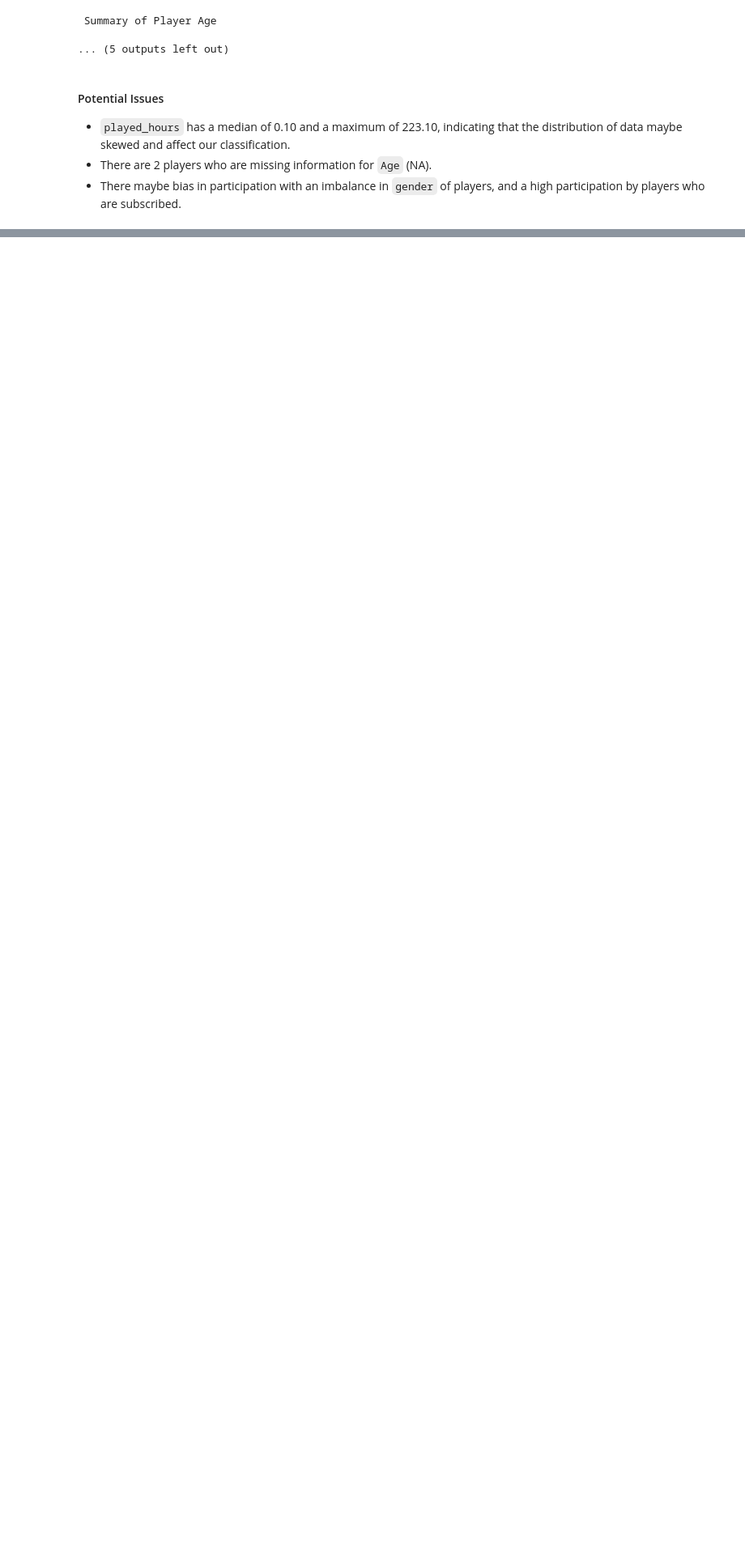
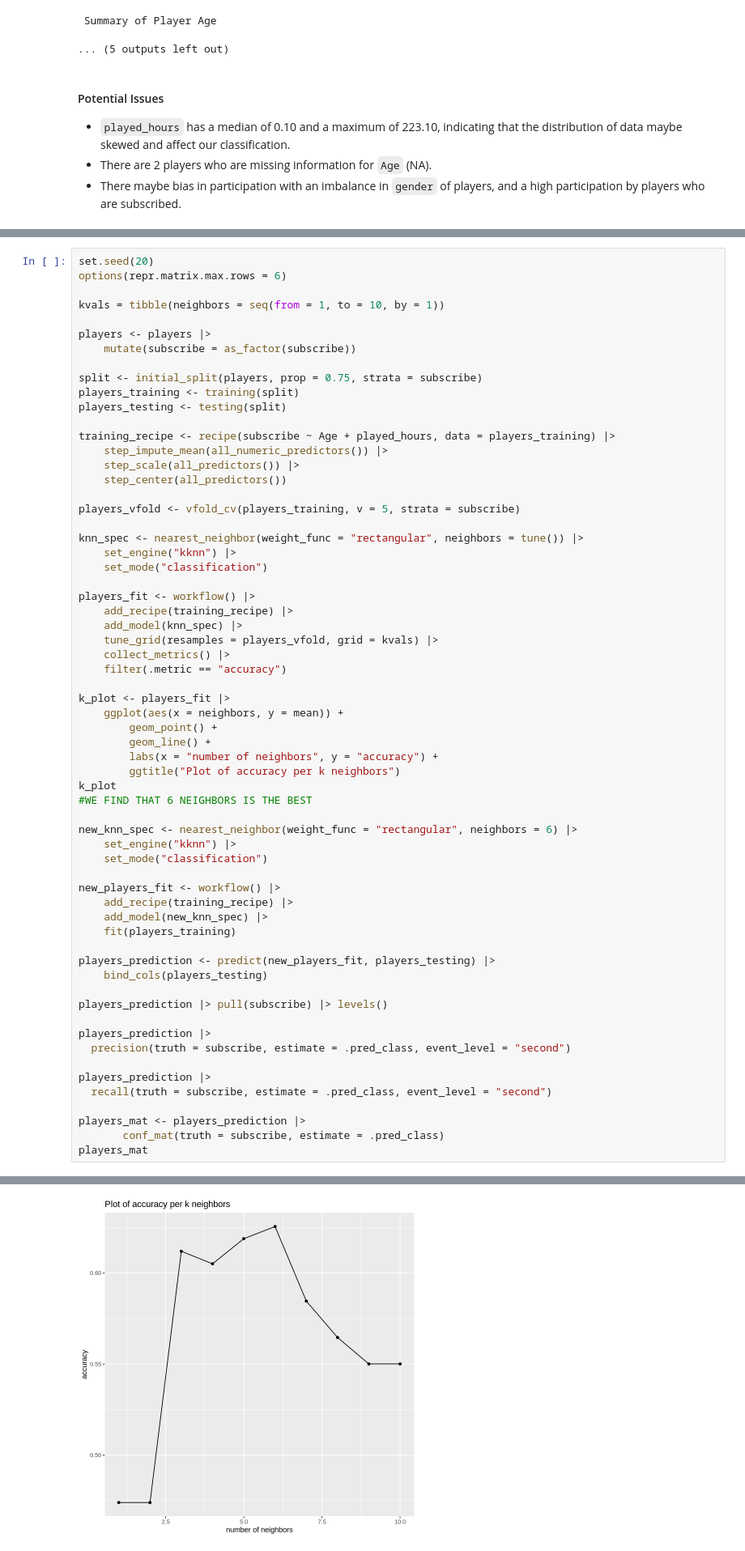
Before and after one commit to NiMadeChandra/FinalProjectDSCI_100-004_Group5, a Jupyter notebook: Group Project_Final.ipynb, the cells around one changed output, grey strips where cells are left out. Shown at 81% size. Cells and saved outputs as stored; diff of their text form; blank space fills up the shorter version.

Commit message:
Created model

```diff
--- a/Group Project_Final.ipynb
+++ b/Group Project_Final.ipynb
@@ -201,0 +269,64 @@ We then used the test set to estimate how accurately the model predicts subscrip
+# %%
+set.seed(20)
+options(repr.matrix.max.rows = 6)
+
+kvals = tibble(neighbors = seq(from = 1, to = 10, by = 1))
+
+players <- players |>
+    mutate(subscribe = as_factor(subscribe))
+
+split <- initial_split(players, prop = 0.75, strata = subscribe)
+players_training <- training(split)
+players_testing <- testing(split)
+
+training_recipe <- recipe(subscribe ~ Age + played_hours, data = players_training) |>
+    step_impute_mean(all_numeric_predictors()) |>
+    step_scale(all_predictors()) |>
+    step_center(all_predictors())
+
+players_vfold <- vfold_cv(players_training, v = 5, strata = subscribe)
+
+knn_spec <- nearest_neighbor(weight_func = "rectangular", neighbors = tune()) |>
+    set_engine("kknn") |>
+    set_mode("classification")
+
+players_fit <- workflow() |>
+    add_recipe(training_recipe) |>
+    add_model(knn_spec) |>
+    tune_grid(resamples = players_vfold, grid = kvals) |>
+    collect_metrics() |>
+    filter(.metric == "accuracy")
+
+k_plot <- players_fit |>
+    ggplot(aes(x = neighbors, y = mean)) +
+        geom_point() +
+        geom_line() +
+        labs(x = "number of neighbors", y = "accuracy") +
+        ggtitle("Plot of accuracy per k neighbors")
+k_plot
+#WE FIND THAT 6 NEIGHBORS IS THE BEST
+
+new_knn_spec <- nearest_neighbor(weight_func = "rectangular", neighbors = 6) |>
+    set_engine("kknn") |>
+    set_mode("classification")
+
+new_players_fit <- workflow() |>
+    add_recipe(training_recipe) |>
+    add_model(new_knn_spec) |>
+    fit(players_training)
+
+players_prediction <- predict(new_players_fit, players_testing) |>
+    bind_cols(players_testing)
+
+players_prediction |> pull(subscribe) |> levels()
+
+players_prediction |>
+  precision(truth = subscribe, estimate = .pred_class, event_level = "second")
+
+players_prediction |>
+  recall(truth = subscribe, estimate = .pred_class, event_level = "second")
+
+players_mat <- players_prediction |>
+       conf_mat(truth = subscribe, estimate = .pred_class)
+players_mat
+# %% [output]
@@ -201,0 +346 @@ We then used the test set to estimate how accurately the model predicts subscrip
+[figure, added]
```
Also changed, not shown: parts of 6 cells of this notebook.
